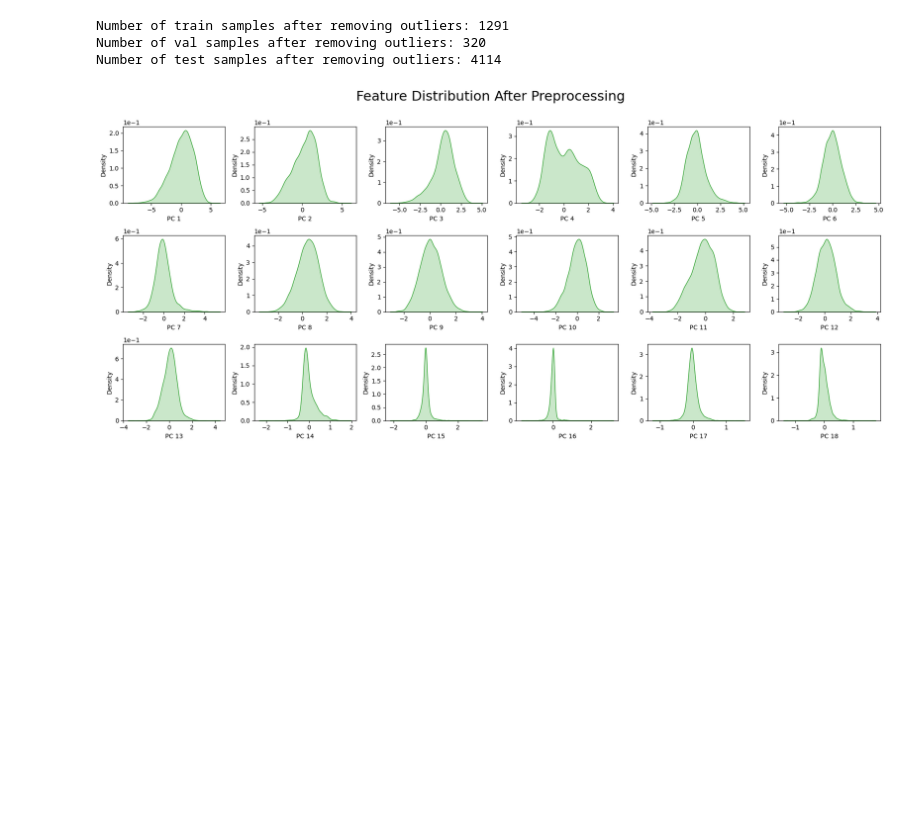
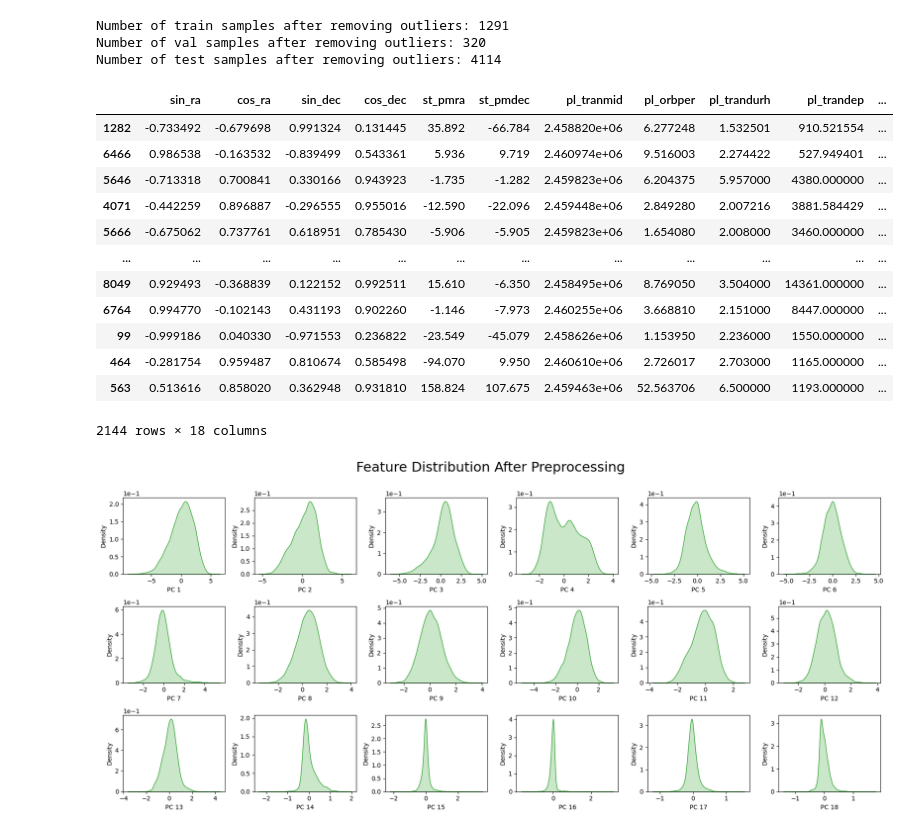
Before and after one commit to milkywayweaver/exoplanet-vetting-end-to-end, a Jupyter notebook: EDA.ipynb, the cells around one changed output. Saved outputs shown, nothing was run; the diff lists cells and outputs as text; code cells hidden in the pictures; blank space fills up the shorter version.

```diff
--- a/EDA.ipynb
+++ b/EDA.ipynb
@@ -187,6 +249,22 @@ print(f'Number of test samples after removing outliers: {X_test_rm.shape[0]}')
 Number of train samples after removing outliers: 1291
 Number of val samples after removing outliers: 320
 Number of test samples after removing outliers: 4114
+# %%
+X_train
+# %% [output]
+|  | sin_ra | cos_ra | sin_dec | cos_dec | st_pmra | st_pmdec | pl_tranmid | pl_orbper | pl_trandurh | pl_trandep | ... |
+| 1282 | -0.733492 | -0.679698 | 0.991324 | 0.131445 | 35.892 | -66.784 | 2.458820e+06 | 6.277248 | 1.532501 | 910.521554 | ... |
+| 6466 | 0.986538 | -0.163532 | -0.839499 | 0.543361 | 5.936 | 9.719 | 2.460974e+06 | 9.516003 | 2.274422 | 527.949401 | ... |
+| 5646 | -0.713318 | 0.700841 | 0.330166 | 0.943923 | -1.735 | -1.282 | 2.459823e+06 | 6.204375 | 5.957000 | 4380.000000 | ... |
+| 4071 | -0.442259 | 0.896887 | -0.296555 | 0.955016 | -12.590 | -22.096 | 2.459448e+06 | 2.849280 | 2.007216 | 3881.584429 | ... |
+| 5666 | -0.675062 | 0.737761 | 0.618951 | 0.785430 | -5.906 | -5.905 | 2.459823e+06 | 1.654080 | 2.008000 | 3460.000000 | ... |
+| ... | ... | ... | ... | ... | ... | ... | ... | ... | ... | ... | ... |
+| 8049 | 0.929493 | -0.368839 | 0.122152 | 0.992511 | 15.610 | -6.350 | 2.458495e+06 | 8.769050 | 3.504000 | 14361.000000 | ... |
+| 6764 | 0.994770 | -0.102143 | 0.431193 | 0.902260 | -1.146 | -7.973 | 2.460255e+06 | 3.668810 | 2.151000 | 8447.000000 | ... |
+| 99 | -0.999186 | 0.040330 | -0.971553 | 0.236822 | -23.549 | -45.079 | 2.458626e+06 | 1.153950 | 2.236000 | 1550.000000 | ... |
+| 464 | -0.281754 | 0.959487 | 0.810674 | 0.585498 | -94.070 | 9.950 | 2.460610e+06 | 2.726017 | 2.703000 | 1165.000000 | ... |
+| 563 | 0.513616 | 0.858020 | 0.362948 | 0.931810 | 158.824 | 107.675 | 2.459463e+06 | 52.563706 | 6.500000 | 1193.000000 | ... |
+2144 rows × 18 columns
 # %%
 from sklearn.pipeline import Pipeline
 from sklearn.impute import KNNImputer
```
Also changed, not shown: parts of 1 cell of this notebook, 5 other files.
